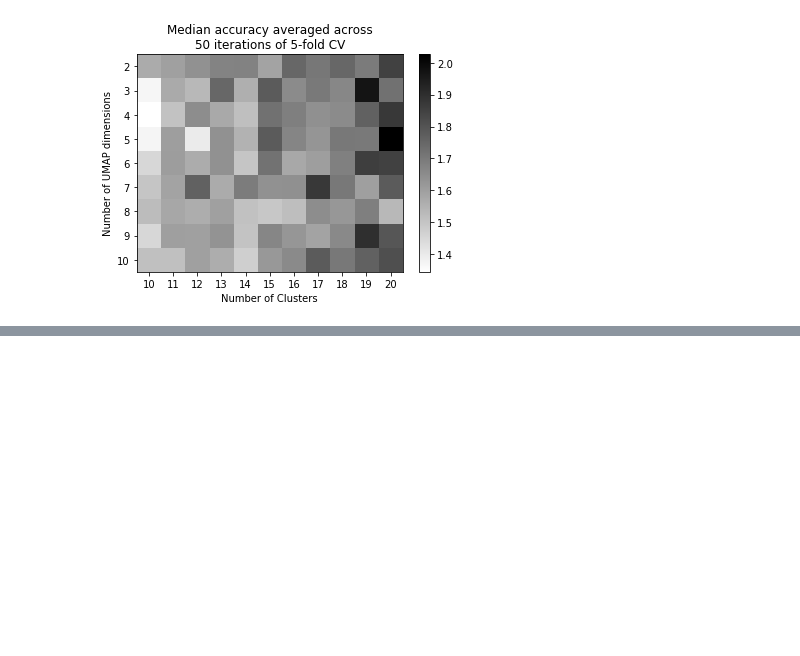
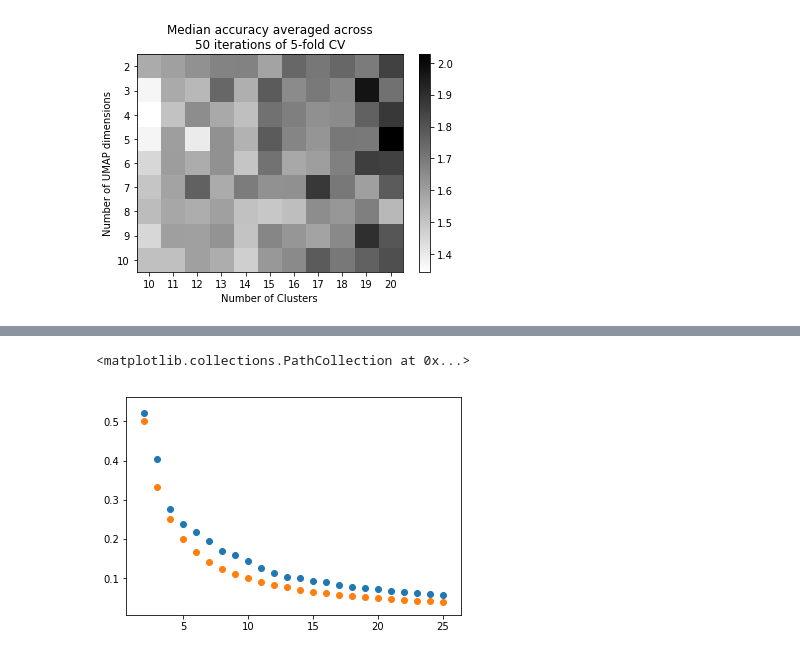
Before and after one commit to BouchardLab/ML_4_prec_prognosis, a Jupyter notebook: notebooks/summarize_umap_cluster_pipeline.ipynb, the cells around one changed output, grey strips where cells are left out. Cells and saved outputs as stored; diff of their text form; code cells hidden in the pictures; blank space fills up the shorter version.

```diff
--- a/notebooks/summarize_umap_cluster_pipeline.ipynb
+++ b/notebooks/summarize_umap_cluster_pipeline.ipynb
@@ -45,0 +62,8 @@ max median : 2.0263381478334748 - 5 dimensions, 20 clusters
+# %%
+y = results.chance_samples.mean(axis=3).mean(axis=0).mean(axis=0)
+x = np.arange(2,26)
+plt.scatter(x,y)
+plt.scatter(x, 1/x)
+# %% [output]
+<matplotlib.collections.PathCollection at 0x...>
+[figure, added]
```
Also changed, not shown: parts of 6 cells of this notebook.
